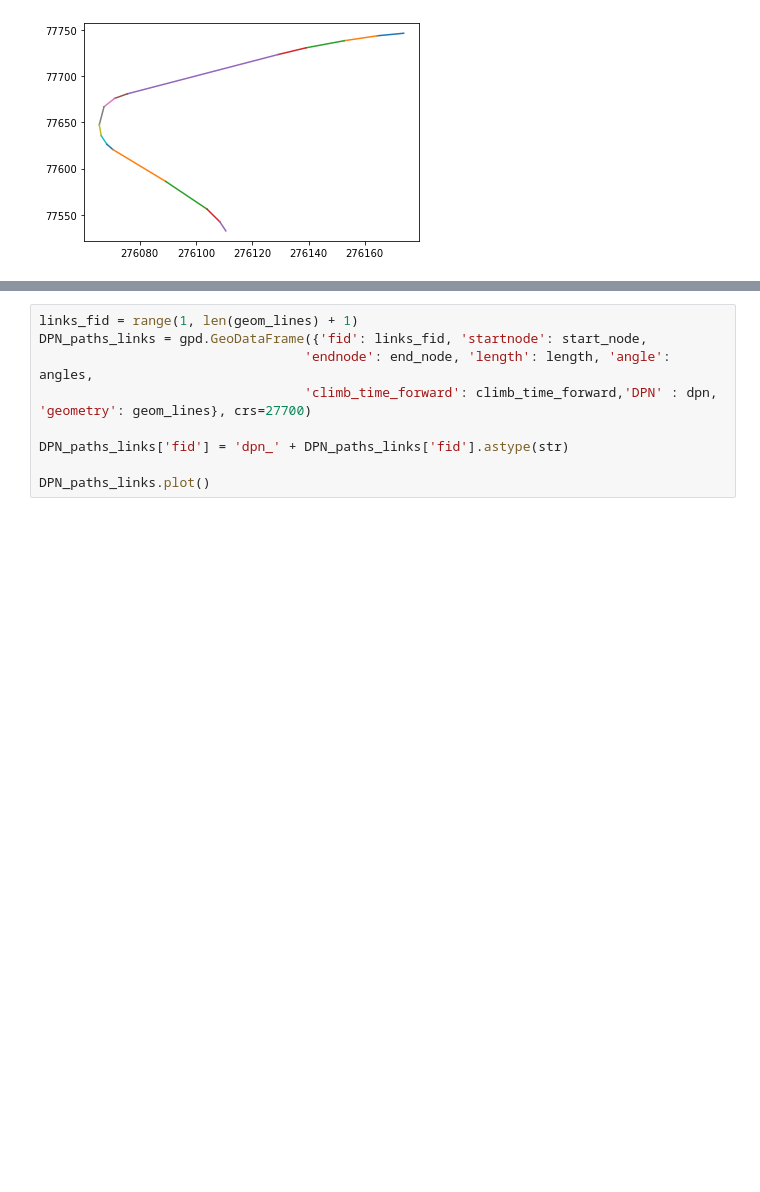
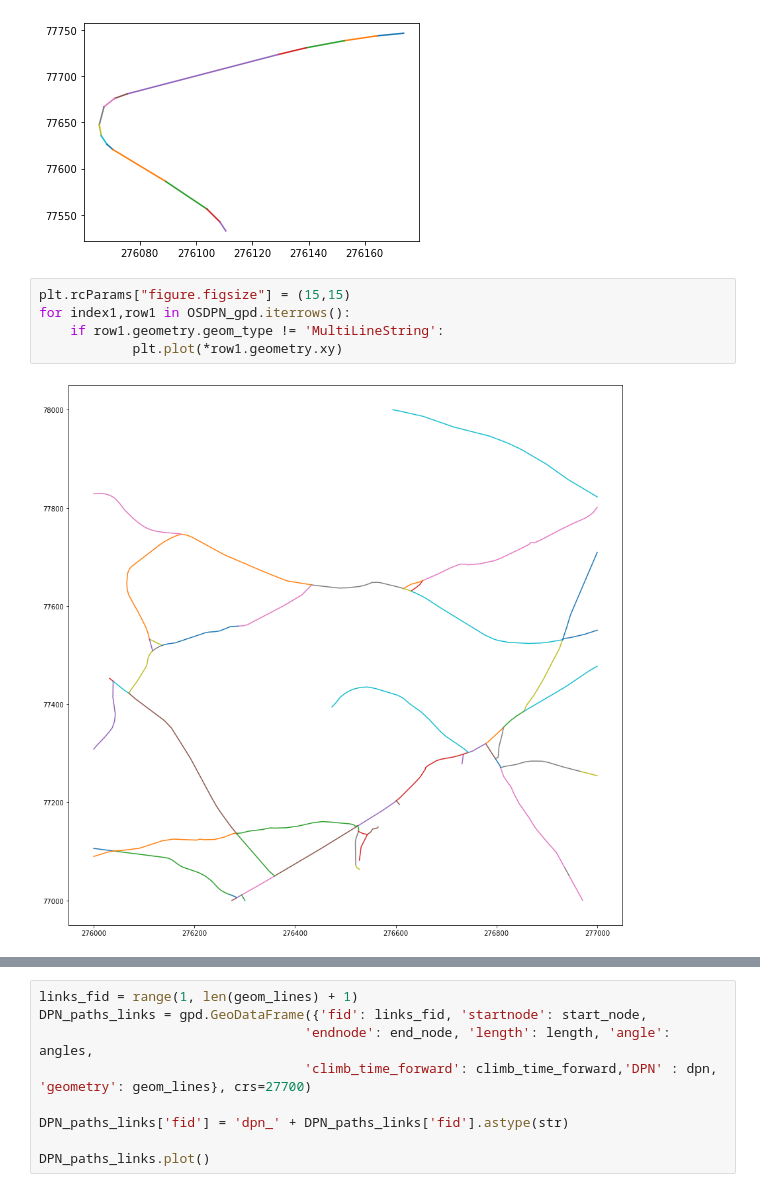
Before and after one commit to Rasp01/ATN_Devon, a Jupyter notebook: Adding_OSPN_to_Network.ipynb, the cells around one changed output, grey strips where cells are left out. Cells and saved outputs as stored; diff of their text form; blank space fills up the shorter version.

```diff
--- a/Adding_OSPN_to_Network.ipynb
+++ b/Adding_OSPN_to_Network.ipynb
@@ -47,3 +48,10 @@ for linestring in result:
     plt.plot(*linestring.xy)
 # %% [output]
 [figure]
+# %%
+plt.rcParams["figure.figsize"] = (15,15)
+for index1,row1 in OSDPN_gpd.iterrows():
+    if row1.geometry.geom_type != 'MultiLineString':
+            plt.plot(*row1.geometry.xy)
+# %% [output]
+[figure, added]
```
Also changed, not shown: parts of 4 cells of this notebook.
